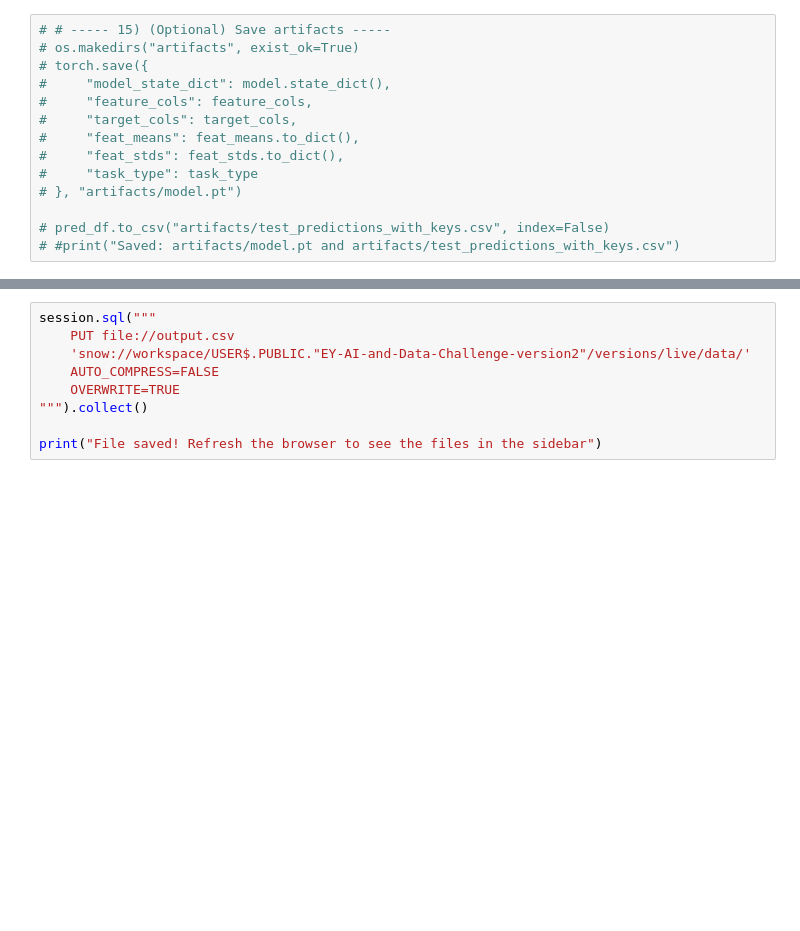
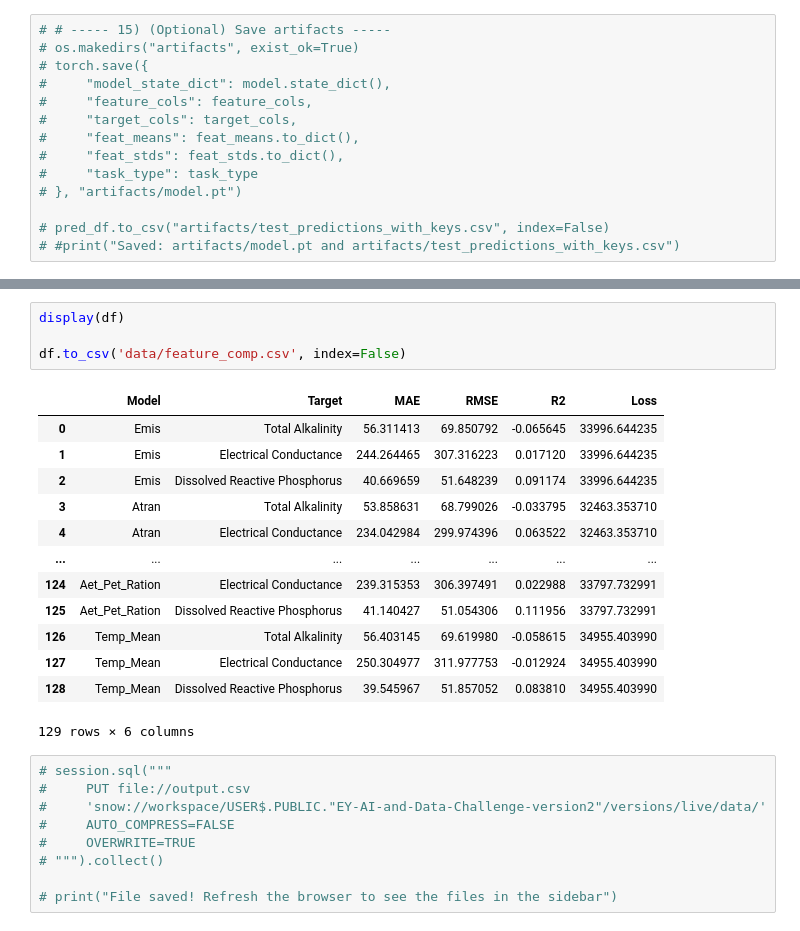
Before and after one commit to aid-projects/EY-AI-and-Data-Challenge, a Jupyter notebook: Pytorch copy.ipynb, the cells around one changed output, grey strips where cells are left out. Drawn from its saved outputs; the diff is of its cells as text; blank space fills up the shorter version.

```diff
--- a/Pytorch copy.ipynb
+++ b/Pytorch copy.ipynb
@@ -485,9 +742,27 @@ pred_df.to_csv('output.csv', index=False)
+# %%
+display(df)
+
+df.to_csv('data/feature_comp.csv', index=False)
+# %% [output]
+|  | Model | Target | MAE | RMSE | R2 | Loss |
+| 0 | Emis | Total Alkalinity | 56.311413 | 69.850792 | -0.065645 | 33996.644235 |
+| 1 | Emis | Electrical Conductance | 244.264465 | 307.316223 | 0.017120 | 33996.644235 |
+| 2 | Emis | Dissolved Reactive Phosphorus | 40.669659 | 51.648239 | 0.091174 | 33996.644235 |
+| 3 | Atran | Total Alkalinity | 53.858631 | 68.799026 | -0.033795 | 32463.353710 |
+| 4 | Atran | Electrical Conductance | 234.042984 | 299.974396 | 0.063522 | 32463.353710 |
+| ... | ... | ... | ... | ... | ... | ... |
+| 124 | Aet_Pet_Ration | Electrical Conductance | 239.315353 | 306.397491 | 0.022988 | 33797.732991 |
+| 125 | Aet_Pet_Ration | Dissolved Reactive Phosphorus | 41.140427 | 51.054306 | 0.111956 | 33797.732991 |
+| 126 | Temp_Mean | Total Alkalinity | 56.403145 | 69.619980 | -0.058615 | 34955.403990 |
+| 127 | Temp_Mean | Electrical Conductance | 250.304977 | 311.977753 | -0.012924 | 34955.403990 |
+| 128 | Temp_Mean | Dissolved Reactive Phosphorus | 39.545967 | 51.857052 | 0.083810 | 34955.403990 |
+129 rows × 6 columns
 # %%
-session.sql("""
-    PUT file://output.csv
-    'snow://workspace/USER$.PUBLIC."EY-AI-and-Data-Challenge-version2"/versions/live/data/'
-    AUTO_COMPRESS=FALSE
-    OVERWRITE=TRUE
-""").collect()
+# session.sql("""
+#     PUT file://output.csv
+#     'snow://workspace/USER$.PUBLIC."EY-AI-and-Data-Challenge-version2"/versions/live/data/'
+#     AUTO_COMPRESS=FALSE
+#     OVERWRITE=TRUE
+# """).collect()
 
-print("File saved! Refresh the browser to see the files in the sidebar")
+# print("File saved! Refresh the browser to see the files in the sidebar")
```
Also changed, not shown: parts of 42 cells of this notebook.
